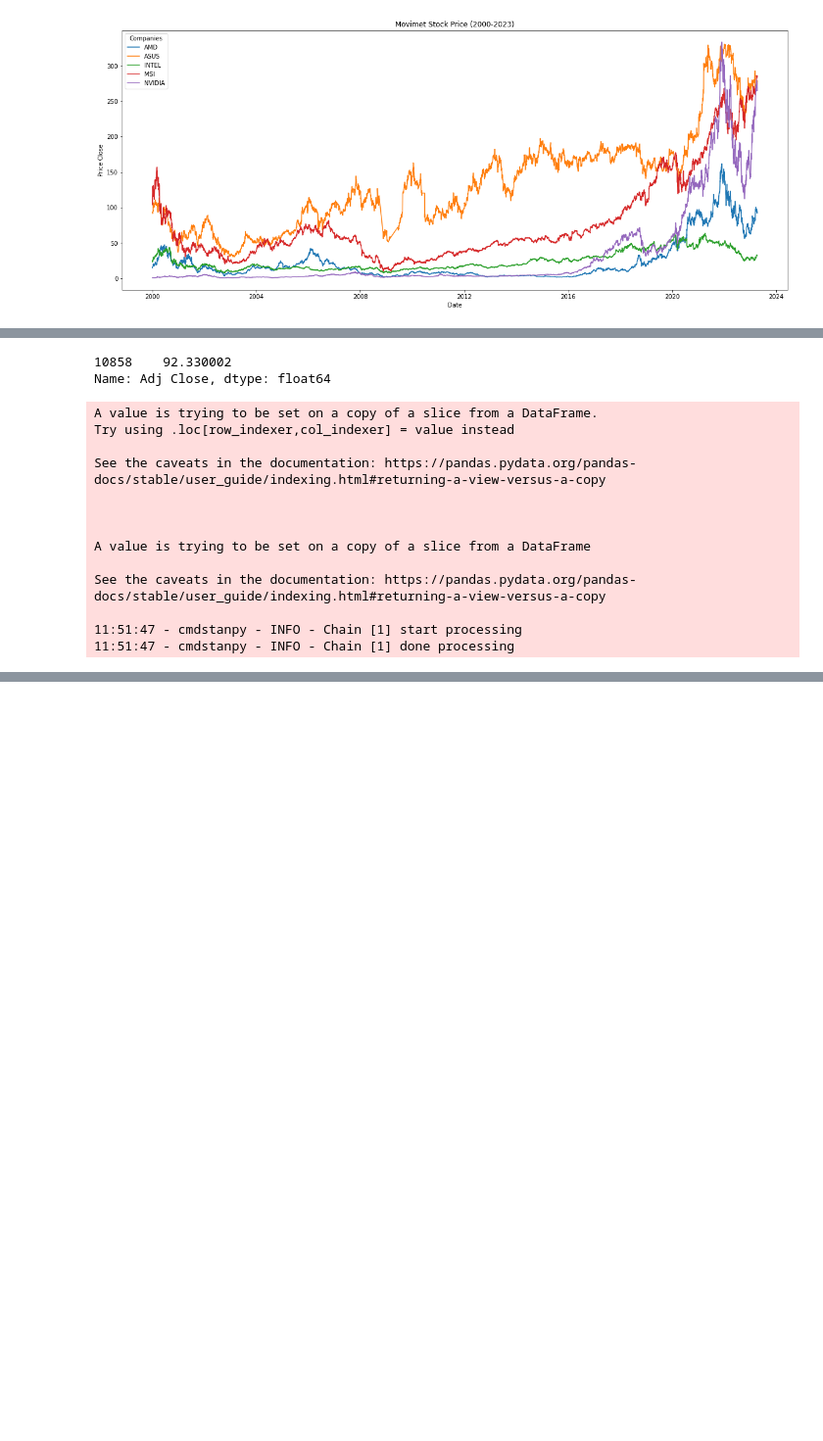
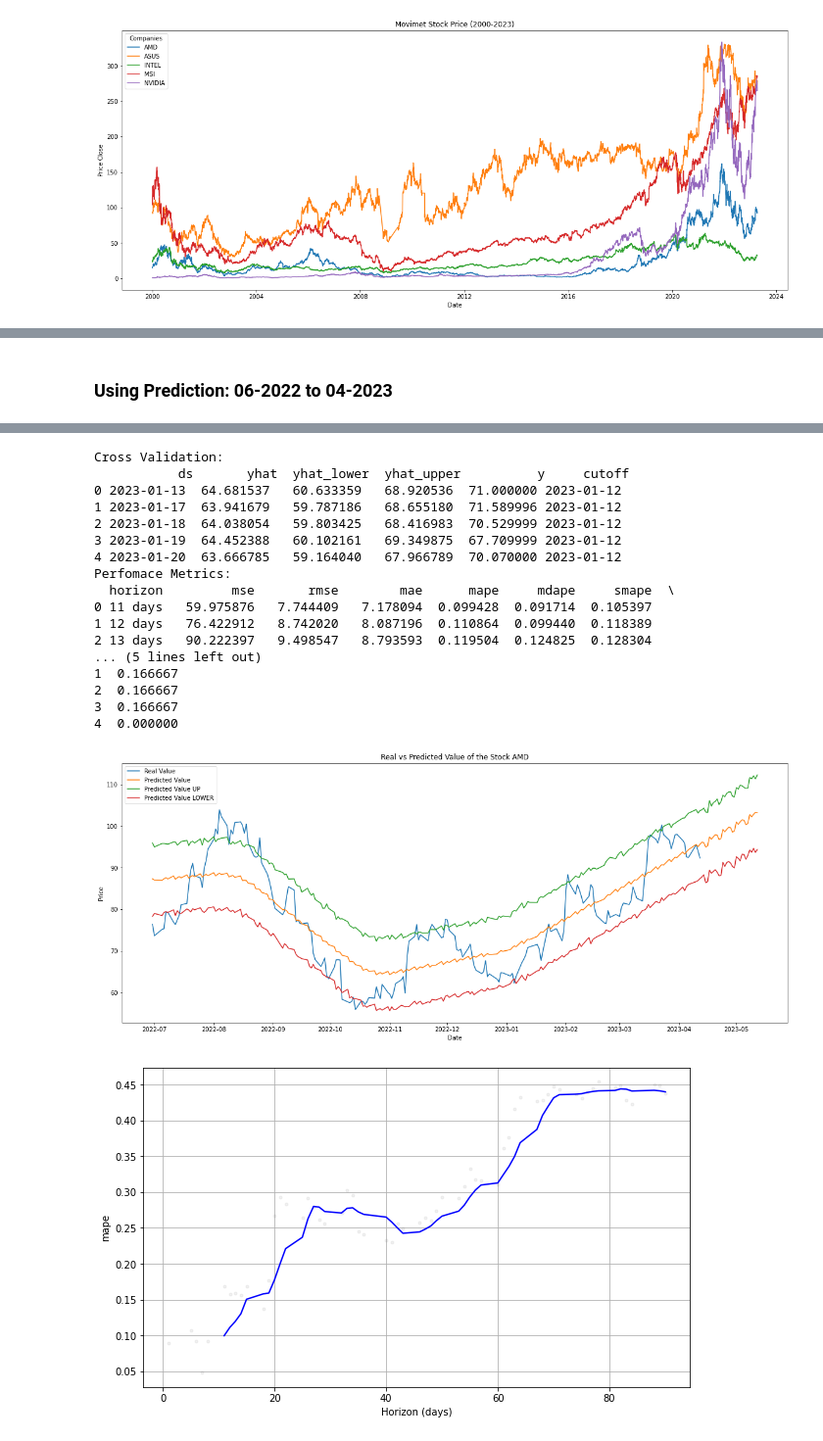
Before and after one commit to jeanmatheuss/GPU-stocks-price, a Jupyter notebook: gpu-prices.ipynb, the cells around one changed output, grey strips where cells are left out. Shown at 98% size. Cells and saved outputs as stored; diff of their text form; code cells hidden in the pictures; blank space fills up the shorter version.

```diff
--- a/gpu-prices.ipynb
+++ b/gpu-prices.ipynb
@@ -48,0 +146,3 @@ nvidia = pd.read_csv("NVIDIA (1999-2023).csv", parse_dates=['Date'])
+# %%
+asus = asus.dropna()
+asus.info()
@@ -139,6 +244,6 @@ forecast
 # %%
 # prediction with matplot
-def prediction(df, days: int):
+def prediction(df, days: int, dataset_name: str):
     data = df[["Date", "Adj Close"]]
     data.ta.ema(close='Adj Close', length=21, append=True)
     data.dropna(inplace=True)
@@ -181,7 +286,7 @@ def prediction(df, days: int):
     plt.ylabel('Price')
 
     # Set title
-    plt.title('Real vs Predicted Value of the Stock')
+    plt.title(f'Real vs Predicted Value of the Stock {dataset_name}')
 
     # Show legend
     plt.legend()
@@ -244,10 +308 @@ Perfomace Metrics:
-# %%
-# verificar o valor da ação hoje
-
-today = datetime.date.today().strftime('%Y-%m-%d')
-row = amd.loc[amd['Date'] == '2023-04-12']
-row['Adj Close']
-# %% [output]
-10858    92.330002
-Name: Adj Close, dtype: float64
 # %%
@@ -295,19 +362,18 @@ def prediction_go(df, days: int):
     return fig.show()
-# %%
-data = filter_df(amd, '2022-01-01', '2023-04-27')
-
-prediction_go(data, 30)
-# %% [output]
-A value is trying to be set on a copy of a slice from a DataFrame.
-Try using .loc[row_indexer,col_indexer] = value instead
-
-See the caveats in the documentation: https://pandas.pydata.org/pandas-docs/stable/user_guide/indexing.html#returning-a-view-versus-a-copy
-
-
-
-A value is trying to be set on a copy of a slice from a DataFrame
-
-See the caveats in the documentation: https://pandas.pydata.org/pandas-docs/stable/user_guide/indexing.html#returning-a-view-versus-a-copy
-
-11:51:47 - cmdstanpy - INFO - Chain [1] start processing
-11:51:47 - cmdstanpy - INFO - Chain [1] done processing
+# %%
+# Filtrando os dfs para 2022-2023
+start_date = '2022-06-01'
+end_date = '2023-04-17'
+
+df_list_filtered = []
+
+for df in df_list:
+    df_filtered = filter_df(df, start_date, end_date)
+    df_list_filtered.append(df_filtered)
+
+data_amd, data_asus, data_intel, data_msi, data_nvidia = df_list_filtered
+# %% [markdown]
+### Using Prediction: 06-2022 to 04-2023
+# %%
+prediction(data_amd, 30, 'AMD')
+# %% [output]
@@ -313,0 +394,19 @@ See the caveats in the documentation: https://pandas.pydata.org/pandas-docs/stab
+Cross Validation:
+           ds       yhat  yhat_lower  yhat_upper          y     cutoff
+0 2023-01-13  64.681537   60.633359   68.920536  71.000000 2023-01-12
+1 2023-01-17  63.941679   59.787186   68.655180  71.589996 2023-01-12
+2 2023-01-18  64.038054   59.803425   68.416983  70.529999 2023-01-12
+3 2023-01-19  64.452388   60.102161   69.349875  67.709999 2023-01-12
+4 2023-01-20  63.666785   59.164040   67.966789  70.070000 2023-01-12
+Perfomace Metrics:
+  horizon         mse       rmse        mae      mape     mdape     smape  \
+0 11 days   59.975876   7.744409   7.178094  0.099428  0.091714  0.105397
+1 12 days   76.422912   8.742020   8.087196  0.110864  0.099440  0.118389
+2 13 days   90.222397   9.498547   8.793593  0.119504  0.124825  0.128304
+... (5 lines left out)
+1  0.166667
+2  0.166667
+3  0.166667
+4  0.000000
+[figure, added]
+[figure, added]
```
Also changed, not shown: parts of 26 cells of this notebook.
